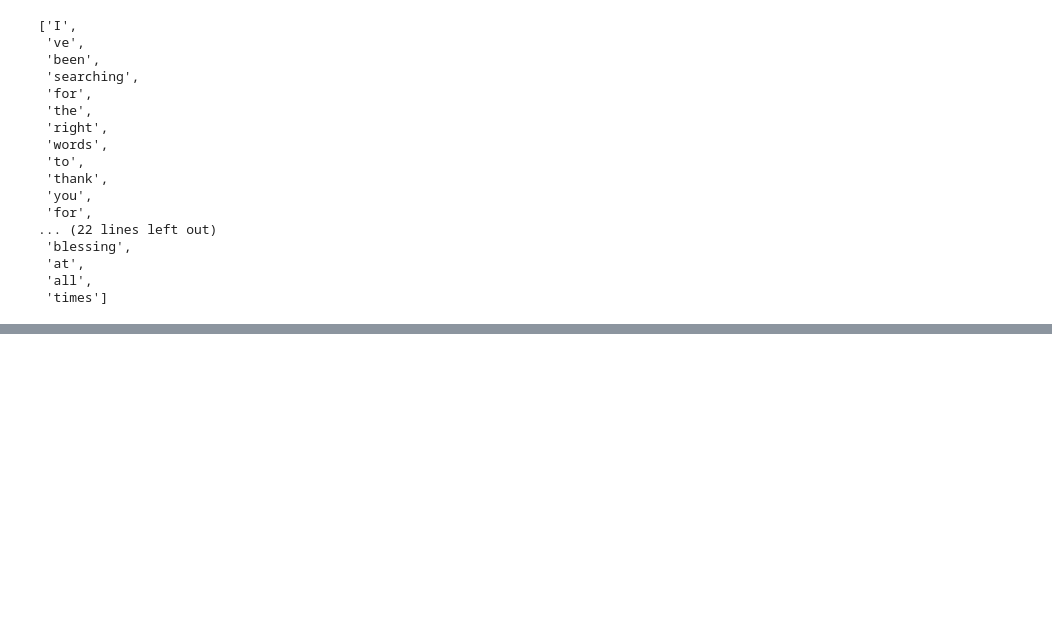
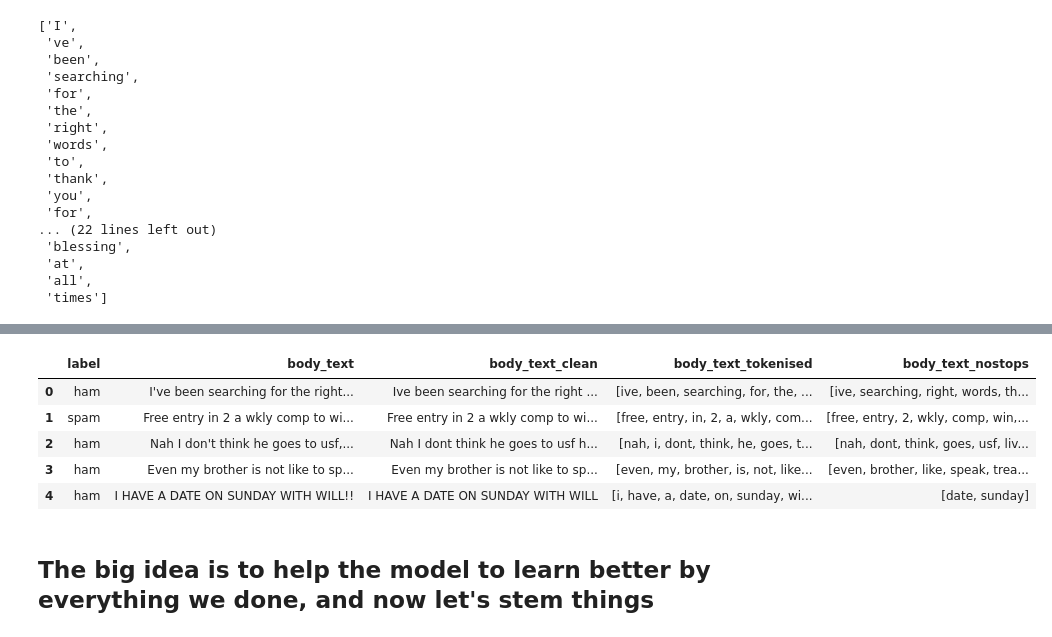
Before and after one commit to mysteriousdeee/NLP_ML, a Jupyter notebook: app.ipynb, the cells around one changed output, grey strips where cells are left out. Cells and saved outputs as stored; diff of their text form; code cells hidden in the pictures; blank space fills up the shorter version.

Commit message:
performed some preprocessing and data cleaning with re, dropped punct, removed stopwords

```diff
--- a/app.ipynb
+++ b/app.ipynb
@@ -173,3 +178,12 @@ re.findall('\w+', fullCorpusNew['body_text'][0])
  'at',
  'all',
  'times']
+# %%
+# set the number of data that should be displayed
+pd.set_option('display.max_colwidth', 100)
+
+# read data again, since there are no headers, set with column attribute of the df
+data = pd.read_csv('SMSSpamCollection.tsv', sep='\t', header=None)
+data.columns = ['label', 'body_text']
+
+data.head()
@@ -175,0 +200,12 @@ re.findall('\w+', fullCorpusNew['body_text'][0])
+# %%
+# create a list of punctions from the library
+punct = string.punctuation
+# %%
+# function to remove punctuations from the dataset, join help keep the individual char together
+def remove_punct(text):
+    text_nopunct = "".join([char for char in text if char not in punct])
+    return text_nopunct
+
+# create new column without punctuations
+data['body_text_clean'] = data['body_text'].apply(lambda x: remove_punct(x))
+data.head()
@@ -175,0 +219,9 @@ re.findall('\w+', fullCorpusNew['body_text'][0])
+# %%
+# create func to split words into tokens and store in a list, \W+ regx splits on every non-char words like space or special char
+
+def tokenise(text):
+    tokens = re.split("\W+", text)
+    return tokens
+
+
+data['body_text_tokenised'] = data['body_text_clean'].apply(lambda x: tokenise(x.lower()))
@@ -175,0 +237,21 @@ re.findall('\w+', fullCorpusNew['body_text'][0])
+# %%
+# remove stopwords. commonly used words that does not contribute much to a sentence
+stopwords = nltk.corpus.stopwords.words('english')
+
+def remove_stopwords(tokenised_list):
+    text_nostops = [word for word in tokenised_list if word not in stopwords]
+    return text_nostops
+
+
+# cerate a new column from the tokenised words and store in new column
+data['body_text_nostops'] = data['body_text_tokenised'].apply(lambda x: remove_stopwords(x))
+data.head()
+# %% [output]
+|  | label | body_text | body_text_clean | body_text_tokenised | body_text_nostops |
+| 0 | ham | I've been searching for the right... | Ive been searching for the right ... | [ive, been, searching, for, the, ... | [ive, searching, right, words, th... |
+| 1 | spam | Free entry in 2 a wkly comp to wi... | Free entry in 2 a wkly comp to wi... | [free, entry, in, 2, a, wkly, com... | [free, entry, 2, wkly, comp, win,... |
+| 2 | ham | Nah I don't think he goes to usf,... | Nah I dont think he goes to usf h... | [nah, i, dont, think, he, goes, t... | [nah, dont, think, goes, usf, liv... |
+| 3 | ham | Even my brother is not like to sp... | Even my brother is not like to sp... | [even, my, brother, is, not, like... | [even, brother, like, speak, trea... |
+| 4 | ham | I HAVE A DATE ON SUNDAY WITH WILL!! | I HAVE A DATE ON SUNDAY WITH WILL | [i, have, a, date, on, sunday, wi... | [date, sunday] |
+# %% [markdown]
+## The big idea is to help the model to learn better by everything we done, and now let's stem things
```
Also changed, not shown: parts of 13 cells of this notebook.
